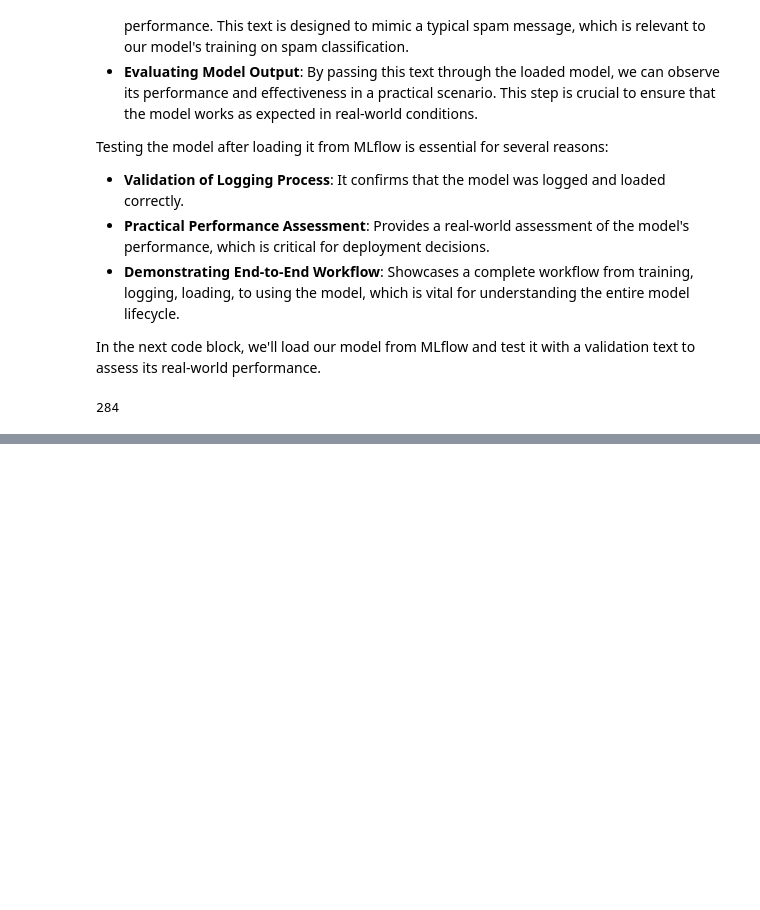
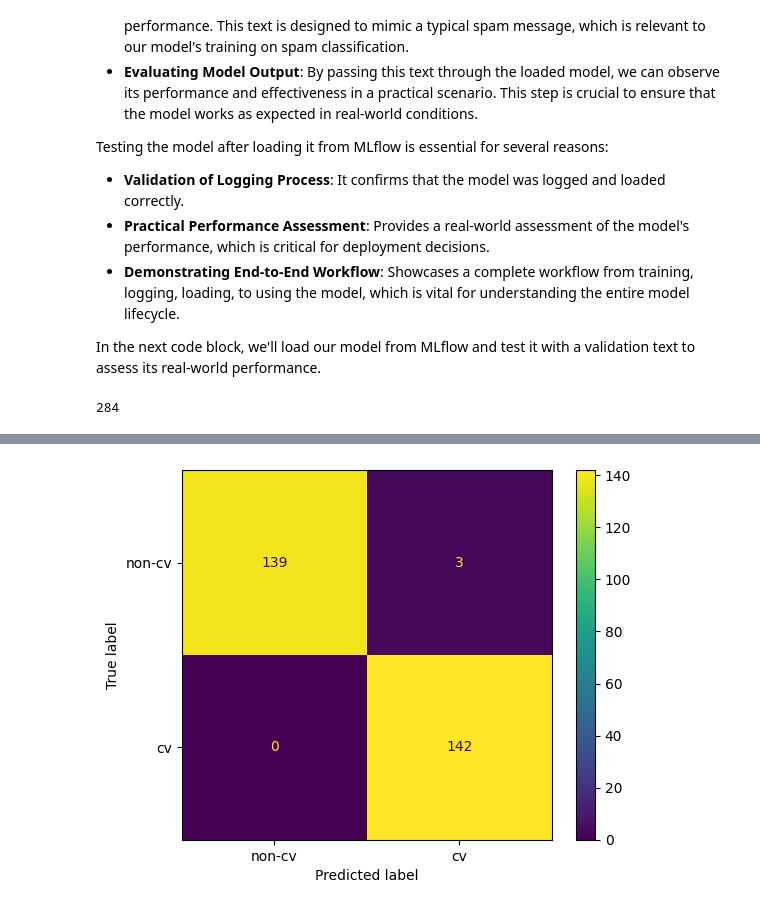
Before and after one commit to olonok69/LLM_Notebooks, a Jupyter notebook: t5/T5_sequence_to_sequence_custom_mlflow_fine_tuning.ipynb, the cells around one changed output, grey strips where cells are left out. Cells and saved outputs as stored; diff of their text form; code cells hidden in the pictures; blank space fills up the shorter version.

```diff
--- a/t5/T5_sequence_to_sequence_custom_mlflow_fine_tuning.ipynb
+++ b/t5/T5_sequence_to_sequence_custom_mlflow_fine_tuning.ipynb
@@ -578,17 +615,21 @@ def classify(text_to_classify: str) -> str:
 
 def evaluate_model() -> None:
     """Evaluate the model on the test dataset."""
-    predictions_list, labels_list = [], []
+    predictions_list, labels_list, predictions_list_bin, labels_list_bin = [], [], [], []
 
     samples_number = len(datatest)
     progress_bar = tqdm(range(samples_number))
-
+    label2id = {"non-cv": 0, "cv": 1}
     for i in range(samples_number):
         text = datatest['text'][i]
-        predictions_list.append(classify(text))
+        pred = classify(text)
+        predictions_list.append(pred)
+        predictions_list_bin.append(label2id.get(pred))
+
         labels_list.append(str(datatest['label'][i]))
-
+        labels_list_bin.append(label2id.get(datatest['label'][i]))
         progress_bar.update(1)
 
     report = classification_report(labels_list, predictions_list)
     print(report)
+    return labels_list_bin, predictions_list_bin
@@ -605,0 +636,2 @@ weighted avg       0.99      0.99      0.99       284
+# %%
+labels_list_bin, predictions_list_bin = evaluate_model()
@@ -606,2 +647,13 @@ weighted avg       0.99      0.99      0.99       284
+# %%
+from sklearn import metrics
+confusion_matrix = metrics.confusion_matrix(labels_list_bin, predictions_list_bin)
+# %%
+cm_display = metrics.ConfusionMatrixDisplay(confusion_matrix = confusion_matrix, display_labels = ["non-cv", "cv"])
+# %%
+import matplotlib.pyplot as plt
+cm_display.plot()
+plt.show()
+# %% [output]
+[figure, added]
 # %%
 ngrok.kill()
```
Also changed, not shown: parts of 17 cells of this notebook.
